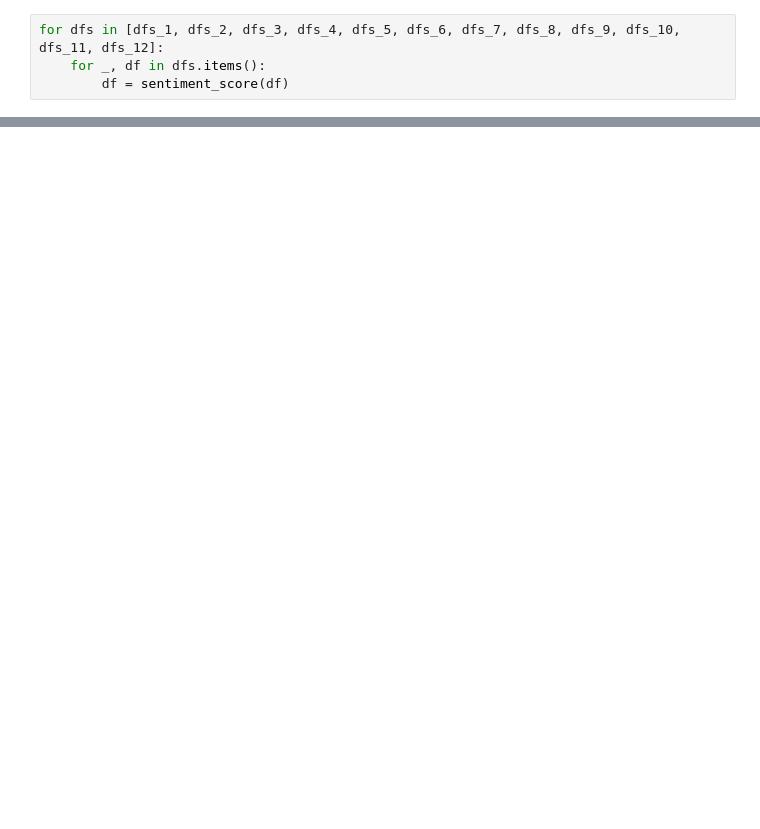
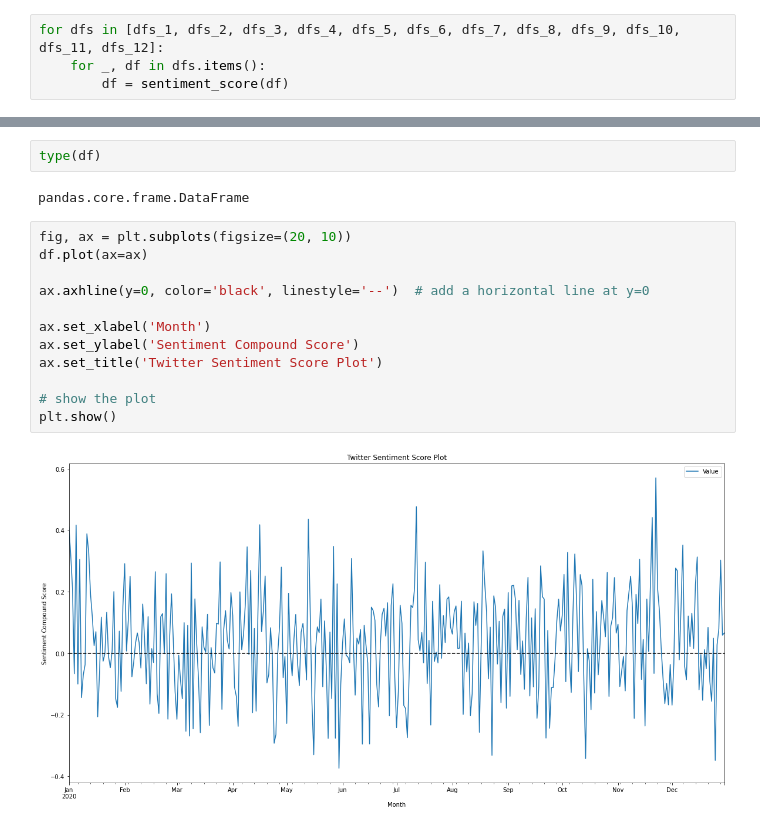
Before and after one commit to macs30200-s23/replication-materials-yuzhouw313, a Jupyter notebook: EDA.ipynb, the cells around one changed output, grey strips where cells are left out. Drawn from its saved outputs; the diff is of its cells as text; blank space fills up the shorter version.

```diff
--- a/EDA.ipynb
+++ b/EDA.ipynb
@@ -255,0 +438,18 @@ KeyError: "None of ['Datetime'] are in the columns"
+# %%
+type(df)
+# %% [output]
+pandas.core.frame.DataFrame
+# %%
+fig, ax = plt.subplots(figsize=(20, 10))
+df.plot(ax=ax)
+
+ax.axhline(y=0, color='black', linestyle='--')  # add a horizontal line at y=0
+
+ax.set_xlabel('Month')
+ax.set_ylabel('Sentiment Compound Score')
+ax.set_title('Twitter Sentiment Score Plot')
+
+# show the plot
+plt.show()
+# %% [output]
+[figure, added]
```
Also changed, not shown: parts of 27 cells of this notebook, 6 other files.
